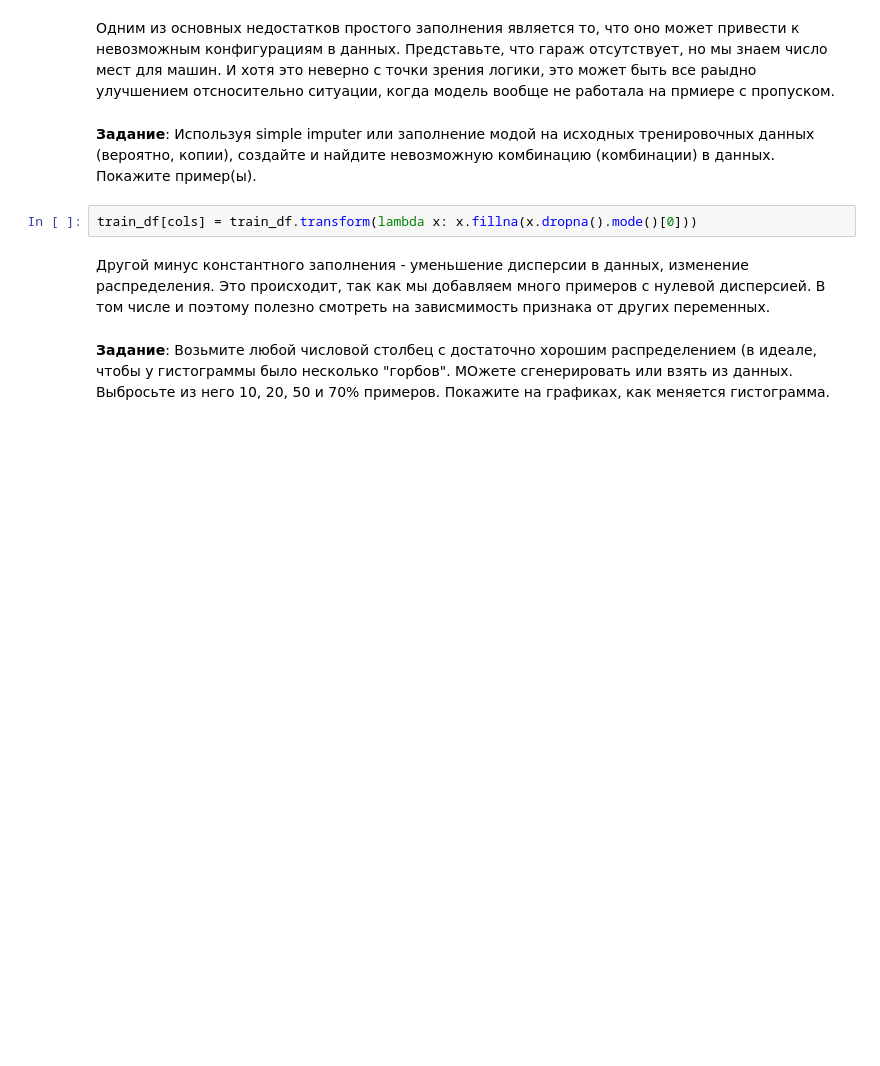
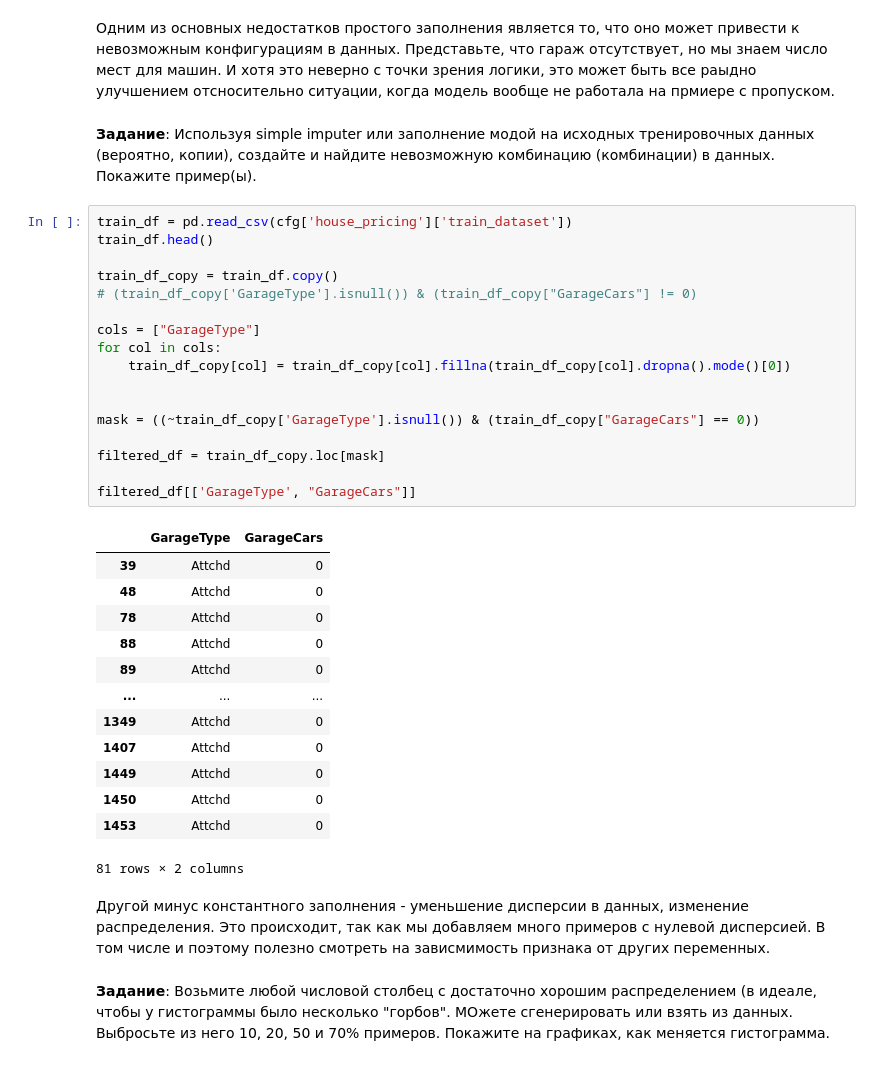
Before and after one commit to Dmitkit/spbu-ai-fundamentals, a Jupyter notebook: practicum_2/practicum_2.ipynb, the cells around one changed output. Saved outputs shown, nothing was run; the diff lists cells and outputs as text; blank space fills up the shorter version.

```diff
--- a/practicum_2/practicum_2.ipynb
+++ b/practicum_2/practicum_2.ipynb
@@ -389,8 +432,37 @@ train_df[cat] = train_df[cat].fillna("NA")
 Одним из основных недостатков простого заполнения является то, что оно может привести к невозможным конфигурациям в данных. Представьте, что гараж отсутствует, но мы знаем число мест для машин. И хотя это неверно с точки зрения логики, это может быть все раыдно улучшением отсносительно ситуации, когда модель вообще не работала на прмиере с пропуском.
 # %% [markdown]
 **Задание**: Используя simple imputer или заполнение модой на исходных тренировочных данных (вероятно, копии), создайте и найдите невозможную комбинацию (комбинации) в данных. Покажите пример(ы).
-# %%
-train_df[cols] = train_df.transform(lambda x: x.fillna(x.dropna().mode()[0]))
+# %%
+train_df = pd.read_csv(cfg['house_pricing']['train_dataset'])
+train_df.head()
+
+train_df_copy = train_df.copy()
+# (train_df_copy['GarageType'].isnull()) & (train_df_copy["GarageCars"] != 0)
+
+cols = ["GarageType"]
+for col in cols:
+    train_df_copy[col] = train_df_copy[col].fillna(train_df_copy[col].dropna().mode()[0])
+
+
+mask = ((~train_df_copy['GarageType'].isnull()) & (train_df_copy["GarageCars"] == 0))
+
+filtered_df = train_df_copy.loc[mask]
+
+filtered_df[['GarageType', "GarageCars"]]
+# %% [output]
+|  | GarageType | GarageCars |
+| 39 | Attchd | 0 |
+| 48 | Attchd | 0 |
+| 78 | Attchd | 0 |
+| 88 | Attchd | 0 |
+| 89 | Attchd | 0 |
+| ... | ... | ... |
+| 1349 | Attchd | 0 |
+| 1407 | Attchd | 0 |
+| 1449 | Attchd | 0 |
+| 1450 | Attchd | 0 |
+| 1453 | Attchd | 0 |
+81 rows × 2 columns
 # %% [markdown]
 Другой минус константного заполнения - уменьшение дисперсии в данных, изменение распределения. Это происходит, так как мы добавляем много примеров с нулевой дисперсией. В том числе и поэтому полезно смотреть на зависмимость признака от других переменных.
 # %% [markdown]
```
Also changed, not shown: parts of 5 cells of this notebook, 6 other files.
